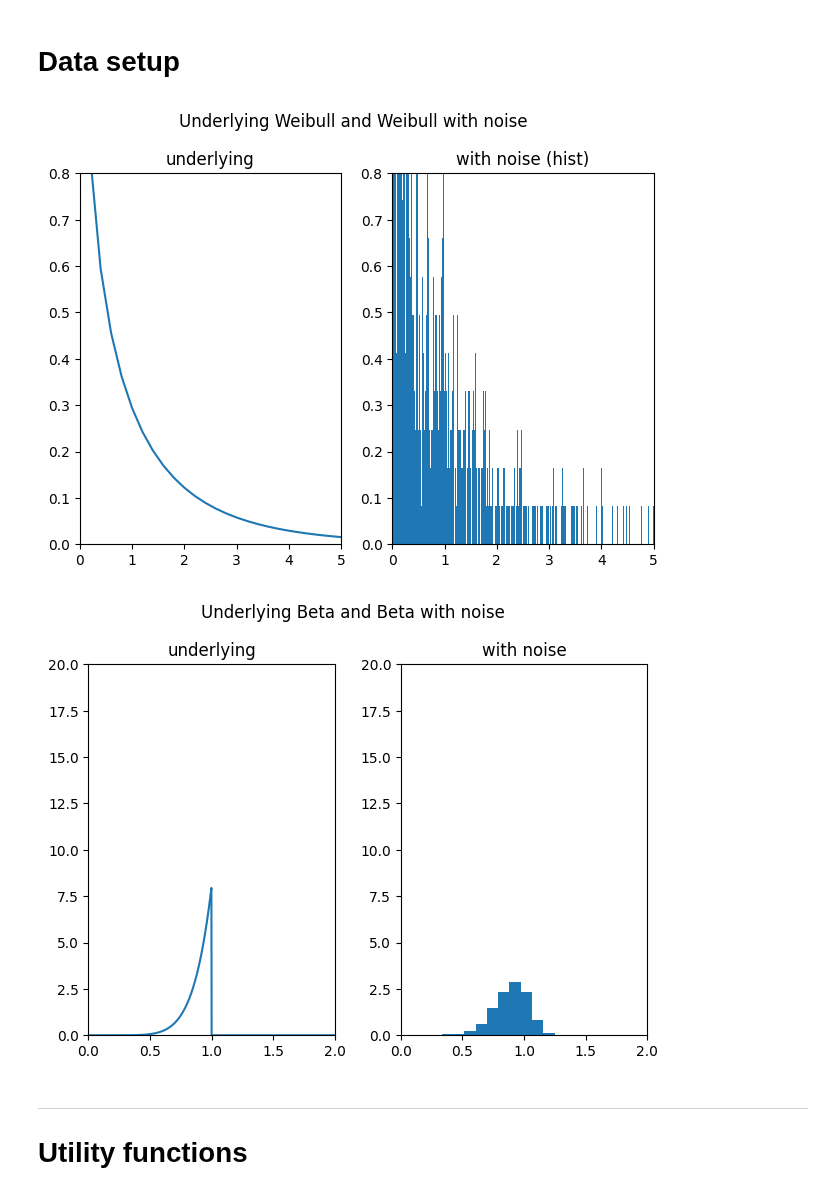
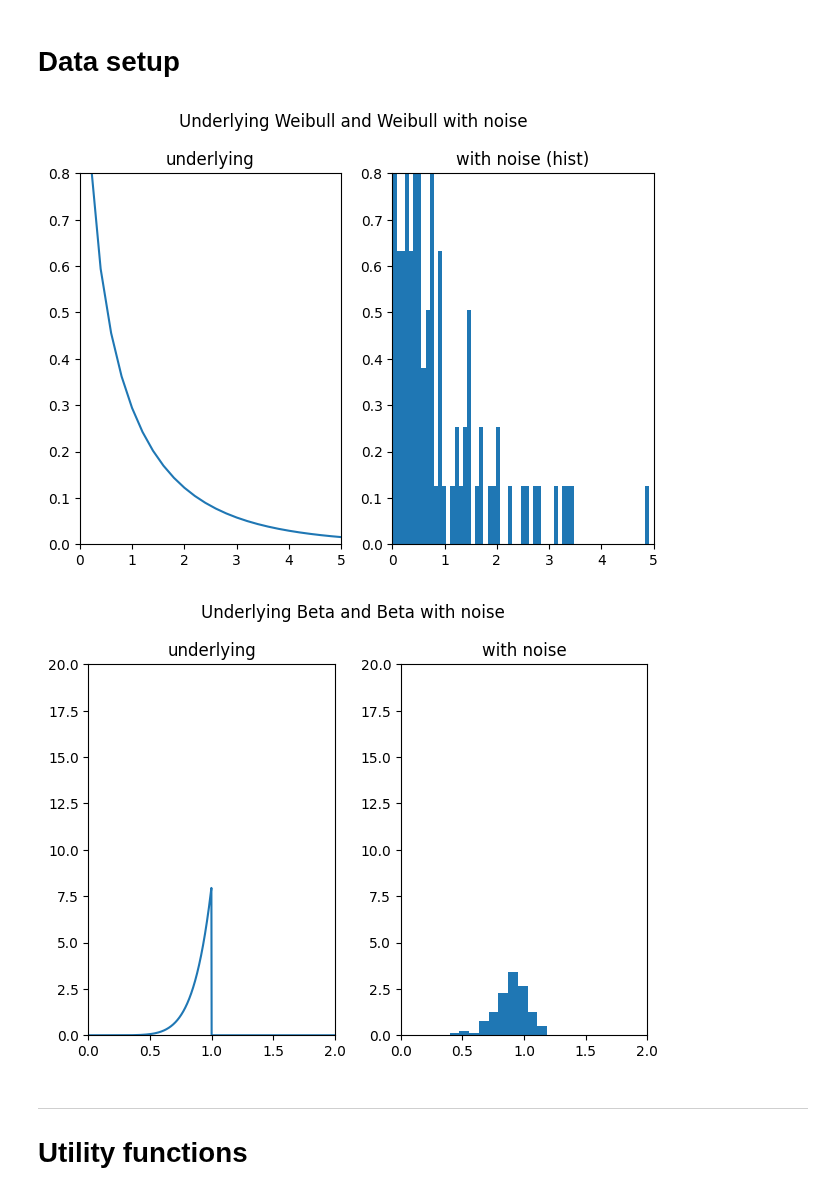
Before and after one commit to nayefahmad/ml-notes, a Jupyter notebook: 2023-05-02-pytorch-distribution-fitting.ipynb, the cells around one changed output. Saved outputs shown, nothing was run; the diff lists cells and outputs as text; code cells hidden in the pictures.

```diff
--- a/2023-05-02-pytorch-distribution-fitting.ipynb
+++ b/2023-05-02-pytorch-distribution-fitting.ipynb
@@ -28,39 +34,39 @@ import matplotlib.pyplot as plt
 # %%
 np.random.seed(2023)
 
-n = 1000
+n = 100
 shape = .8
 scale = 1
 # %%
 #generate points for weibull, set location parameter to 0 - this is 2-parameter because loc is 0
 weibull_data = weibull_min.rvs(c=shape, scale=scale, loc=0, size=n)
 
 #add noise, mean = 0, sd = 0.1 for the same sample size
 noise = np.random.normal(0, 0.1, n)
 weibull_data = weibull_data + noise
 #all positive data
 weibull_data = np.abs(weibull_data) + 1e-4
 
 #generate the x values to be used for generating the pdf
 curve_x = np.linspace(0, 200, 1000)
 #generate the pdf with the same parameters that were used for generating the data
 weibull_pdf = weibull_min.pdf(curve_x, shape, scale=scale)
 
 title='Underlying Weibull and Weibull with noise'
 subs = ['underlying', 'with noise (hist)']
 fig, ax = plt.subplots(1, 2)
 ax[0].plot(curve_x, weibull_pdf)
-ax[1].hist(weibull_data, bins=1000, density=True)
+ax[1].hist(weibull_data, bins=100, density=True)
 
 for idx in range(2):
     ax[idx].set_xlim(0, 5)
     ax[idx].set_ylim(0, .80)
     ax[idx].set_title(subs[idx])
 plt.suptitle(title)
 fig.tight_layout()
 fig.show()
 # %% [output]
-[figure, old version]
+[figure, new version]
 # %%
 #generate non-weibull data, following beta distribution
 beta_data = beta.rvs(a=8, b=1, size=n)
@@ -87,7 +93,7 @@ plt.suptitle(title)
 fig.tight_layout()
 fig.show()
 # %% [output]
-[figure, old version]
+[figure, new version]
 # %% [markdown]
 ****
 # Utility functions
```
Also changed, not shown: parts of 11 cells of this notebook.
